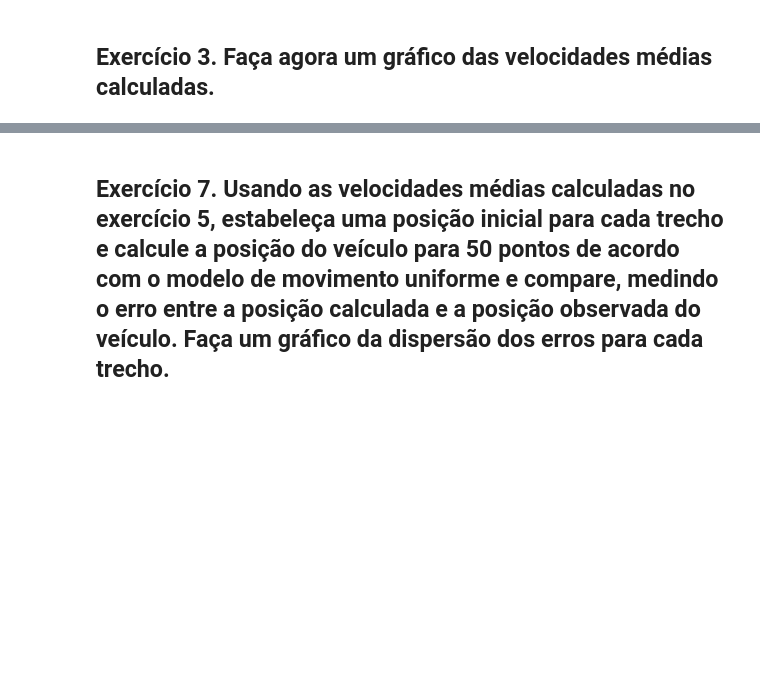
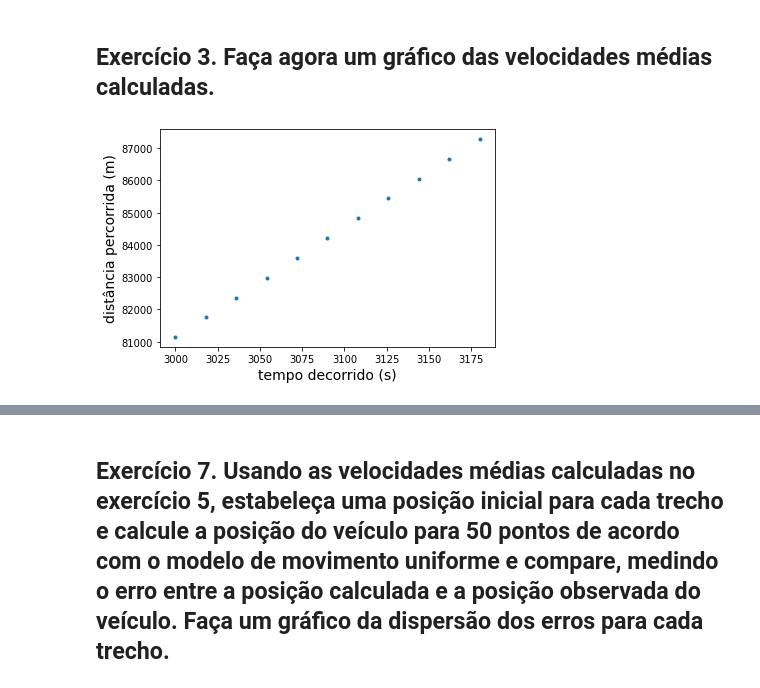
Before and after one commit to Cilinaldo/MAC0209, a Jupyter notebook: atividade_3/MAC0209-Ex3.ipynb, the cells around one changed output, grey strips where cells are left out. Cells and saved outputs as stored; diff of their text form; code cells hidden in the pictures; blank space fills up the shorter version.

```diff
--- a/atividade_3/MAC0209-Ex3.ipynb
+++ b/atividade_3/MAC0209-Ex3.ipynb
@@ -252,2 +300,9 @@ NameError: name 'distancias' is not defined
 # %% [markdown]
 ## Exercício 3. Faça agora um gráfico das velocidades médias calculadas.
+# %%
+fig, ax = plot_dist_time(distancias, tempos, marker='.')
+# plt.scatter(tempos, distancias, marker='x')
+# plt.xlabel('tempo (s)')
+# plt.ylabel('distância (m)')
+# %% [output]
+[figure, added]
```
Also changed, not shown: parts of 24 cells of this notebook, 3 other files.
